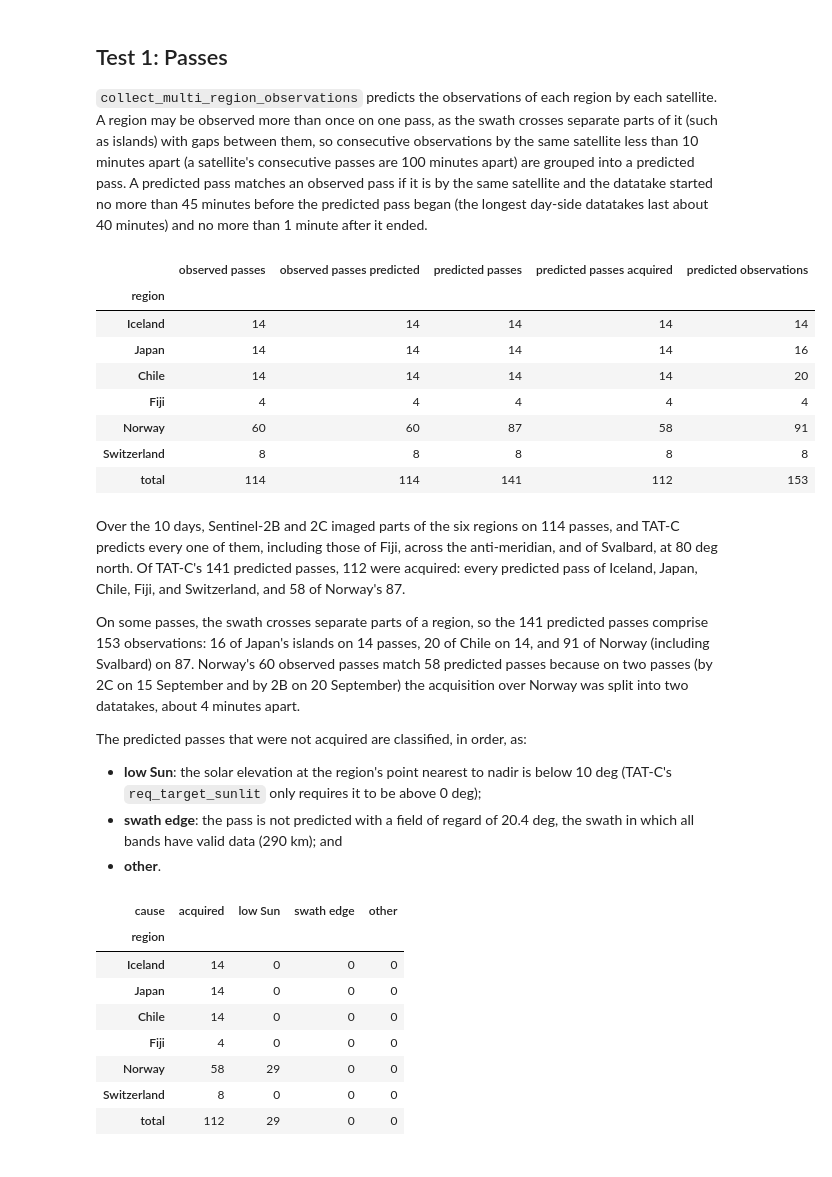
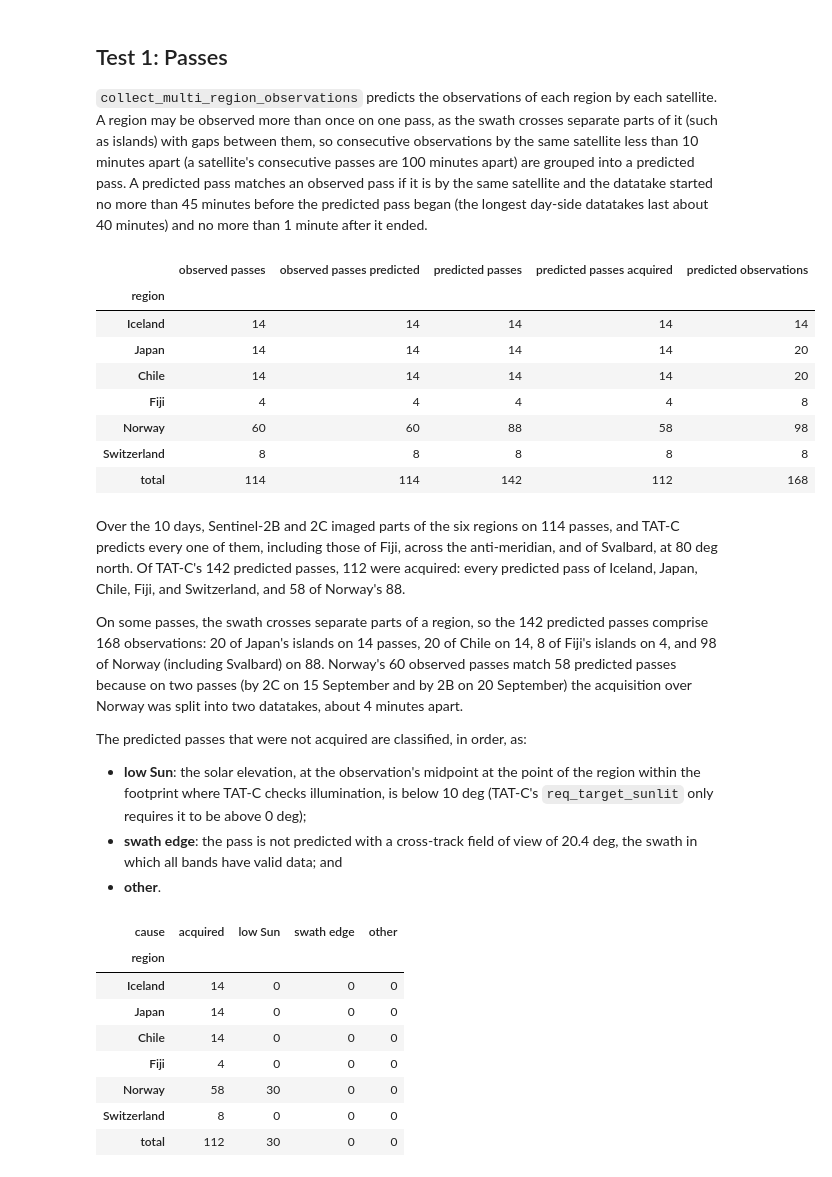
Before and after one commit to code-lab-org/tatc, a Jupyter notebook: docs/validation/ValidateRegionSentinel2.ipynb, the cells around one changed output. Cells and saved outputs as stored; diff of their text form; code cells hidden in the pictures.

```diff
--- a/docs/validation/ValidateRegionSentinel2.ipynb
+++ b/docs/validation/ValidateRegionSentinel2.ipynb
@@ -120,9 +120,23 @@ import geopandas as gpd
 import matplotlib.pyplot as plt
 
 from tatc.analysis import aggregate_observations, collect_ground_track, collect_multi_region_observations, reduce_observations
-from tatc.schemas import GeneralPerturbationsOrbit, Instrument, Satellite
+from skyfield.api import wgs84
 
-msi = Instrument(name="MSI", field_of_regard=21.1, req_target_sunlit=True)
+from tatc.constants import de421, timescale
+from tatc.schemas import GeneralPerturbationsOrbit, PointedInstrument, Satellite
+from tatc.utils import hash_geometry, split_polygon
+
+msi = PointedInstrument(
+    name="MSI",
+    field_of_regard=31.1,
+    cross_track_field_of_view=21.1,
+    along_track_field_of_view=1,
+    roll_angle=-0.01,
+    is_rectangular=True,
+    req_target_sunlit=True,
+)
+SPLIT_REGIONS = {name: split_polygon(region) for name, region in regions.items()}
+REGION_NAMES_BY_HASH = {hash_geometry(region): name for name, region in regions.items()}
 satellites = {name: Satellite(name=name, orbit=GeneralPerturbationsOrbit.from_tle(tle), instruments=[msi]) for name, tle in TLES.items()}
 
 
@@ -162,14 +176,26 @@ plt.show()
 
 `collect_multi_region_observations` predicts the observations of each region by each satellite. A region may be observed more than once on one pass, as the swath crosses separate parts of it (such as islands) with gaps between them, so consecutive observations by the same satellite less than 10 minutes apart (a satellite's consecutive passes are 100 minutes apart) are grouped into a predicted pass. A predicted pass matches an observed pass if it is by the same satellite and the datatake started no more than 45 minutes before the predicted pass began (the longest day-side datatakes last about 40 minutes) and no more than 1 minute after it ended.
 # %%
+def solar_elevation(row, instrument):
+    """Solar elevation (deg) at an observation's midpoint, at the point of the region within the footprint at which TAT-C checks illumination."""
+    midpoint = (row.start + (row.end - row.start) / 2).round("us").to_pydatetime()
+    orbit_track = satellites[row.platform].orbit.to_gp_orbit().get_orbit_track([midpoint])
+    region = SPLIT_REGIONS[row.region]
+    view = instrument.compute_footprint(orbit_track)[0].intersection(region)
+    point = (view if not view.is_empty else region).representative_point()
+    topos = de421["earth"] + wgs84.latlon(point.y, point.x)
+    return topos.at(timescale.from_datetime(midpoint)).observe(de421["sun"]).apparent().altaz()[0].degrees
+
+
 def predict(instrument=msi):
     """Predicted observations of each region by each satellite, grouped into passes."""
     members = [s.model_copy(update={"instruments": [instrument]}) for s in satellites.values()]
     frames = []
     for name, region in regions.items():
-        o = collect_multi_region_observations(region, members, START, END, omit_solar=False)
+        o = collect_multi_region_observations(region, members, START, END)
         frames.append(o.assign(region=name).rename(columns={"satellite": "platform"}))
     o = pd.concat(frames, ignore_index=True).sort_values(["region", "platform", "start"], ignore_index=True)
+    o["solar_alt"] = [solar_elevation(row, instrument) for row in o.itertuples()]
     new_pass = (o.region != o.region.shift()) | (o.platform != o.platform.shift()) | (o.start - o.end.shift() > pd.Timedelta(minutes=10))
     o["pass"] = new_pass.cumsum()
     return o
@@ -179,56 +205,56 @@ def passes(o):
     """Predicted passes: the span of each group of observations."""
     return o.groupby("pass").agg(
         region=("region", "first"), platform=("platform", "first"), start=("start", "min"), end=("end", "max"),
-        observations=("epoch", "size"), solar_alt=("solar_alt", "max"),
+        observations=("start", "size"), solar_alt=("solar_alt", "max"),
     ).reset_index()
 
 
 def match(predicted_passes):
     """Match predicted passes to observed passes (datatakes) of the same region and satellite."""
     pairs = predicted_passes.merge(observed, on=["region", "platform"])
     pairs = pairs[(pairs.datatake_start >= pairs.start - pd.Timedelta(minutes=45)) & (pairs.datatake_start <= pairs.end + pd.Timedelta(minutes=1))]
     p = predicted_passes.assign(acquired=predicted_passes["pass"].isin(pairs["pass"]))
     o = observed.assign(predicted=observed.set_index(["region", "datatake"]).index.isin(pairs.set_index(["region", "datatake"]).index))
     return p, o
 
 
 predicted = predict()
 predicted_passes, observed1 = match(passes(predicted))
 table1 = pd.DataFrame(
     {
         "observed passes": observed1.groupby("region").size(),
         "observed passes predicted": observed1.groupby("region").predicted.sum(),
         "predicted passes": predicted_passes.groupby("region").size(),
         "predicted passes acquired": predicted_passes.groupby("region").acquired.sum(),
         "predicted observations": predicted.groupby("region").size(),
     }
 ).reindex(REGION_NAMES).fillna(0).astype(int)
 table1.loc["total"] = table1.sum()
 table1
 # %% [output]
 |  | observed passes | observed passes predicted | predicted passes | predicted passes acquired | predicted observations |
 | region |  |  |  |  |  |
 | Iceland | 14 | 14 | 14 | 14 | 14 |
-| Japan | 14 | 14 | 14 | 14 | 16 |
+| Japan | 14 | 14 | 14 | 14 | 20 |
 | Chile | 14 | 14 | 14 | 14 | 20 |
-| Fiji | 4 | 4 | 4 | 4 | 4 |
-| Norway | 60 | 60 | 87 | 58 | 91 |
+| Fiji | 4 | 4 | 4 | 4 | 8 |
+| Norway | 60 | 60 | 88 | 58 | 98 |
 | Switzerland | 8 | 8 | 8 | 8 | 8 |
-| total | 114 | 114 | 141 | 112 | 153 |
+| total | 114 | 114 | 142 | 112 | 168 |
 # %% [markdown]
-Over the 10 days, Sentinel-2B and 2C imaged parts of the six regions on 114 passes, and TAT-C predicts every one of them, including those of Fiji, across the anti-meridian, and of Svalbard, at 80 deg north. Of TAT-C's 141 predicted passes, 112 were acquired: every predicted pass of Iceland, Japan, Chile, Fiji, and Switzerland, and 58 of Norway's 87.
+Over the 10 days, Sentinel-2B and 2C imaged parts of the six regions on 114 passes, and TAT-C predicts every one of them, including those of Fiji, across the anti-meridian, and of Svalbard, at 80 deg north. Of TAT-C's 142 predicted passes, 112 were acquired: every predicted pass of Iceland, Japan, Chile, Fiji, and Switzerland, and 58 of Norway's 88.
 
-On some passes, the swath crosses separate parts of a region, so the 141 predicted passes comprise 153 observations: 16 of Japan's islands on 14 passes, 20 of Chile on 14, and 91 of Norway (including Svalbard) on 87. Norway's 60 observed passes match 58 predicted passes because on two passes (by 2C on 15 September and by 2B on 20 September) the acquisition over Norway was split into two datatakes, about 4 minutes apart.
+On some passes, the swath crosses separate parts of a region, so the 142 predicted passes comprise 168 observations: 20 of Japan's islands on 14 passes, 20 of Chile on 14, 8 of Fiji's islands on 4, and 98 of Norway (including Svalbard) on 88. Norway's 60 observed passes match 58 predicted passes because on two passes (by 2C on 15 September and by 2B on 20 September) the acquisition over Norway was split into two datatakes, about 4 minutes apart.
 
 The predicted passes that were not acquired are classified, in order, as:
 
-* **low Sun**: the solar elevation at the region's point nearest to nadir is below 10 deg (TAT-C's `req_target_sunlit` only requires it to be above 0 deg);
-* **swath edge**: the pass is not predicted with a field of regard of 20.4 deg, the swath in which all bands have valid data (290 km); and
+* **low Sun**: the solar elevation, at the observation's midpoint at the point of the region within the footprint where TAT-C checks illumination, is below 10 deg (TAT-C's `req_target_sunlit` only requires it to be above 0 deg);
+* **swath edge**: the pass is not predicted with a cross-track field of view of 20.4 deg, the swath in which all bands have valid data; and
 * **other**.
 # %%
-# swath edge: passes not predicted with the field of regard of the swath in
-# which all bands have valid data (290 km, or +/-10.2 deg)
-narrow = predict(Instrument(name="MSI (valid swath)", field_of_regard=20.4, req_target_sunlit=True))
+# swath edge: passes not predicted with the cross-track field of view of the
+# swath in which all bands have valid data (+/-10.2 deg)
+narrow = predict(msi.model_copy(update={"name": "MSI (valid swath)", "cross_track_field_of_view": 20.4}))
 narrow_passes = passes(narrow)
 overlap = predicted_passes.merge(narrow_passes, on=["region", "platform"], suffixes=("", "_narrow"))
 overlap = overlap[(overlap.start_narrow <= overlap.end) & (overlap.end_narrow >= overlap.start)]
@@ -247,7 +273,7 @@ causes1
 | Japan | 14 | 0 | 0 | 0 |
 | Chile | 14 | 0 | 0 | 0 |
 | Fiji | 4 | 0 | 0 | 0 |
-| Norway | 58 | 29 | 0 | 0 |
+| Norway | 58 | 30 | 0 | 0 |
 | Switzerland | 8 | 0 | 0 | 0 |
-| total | 112 | 29 | 0 | 0 |
+| total | 112 | 30 | 0 | 0 |
 # %%
```
Also changed, not shown: parts of 13 cells of this notebook, 10 other files.
